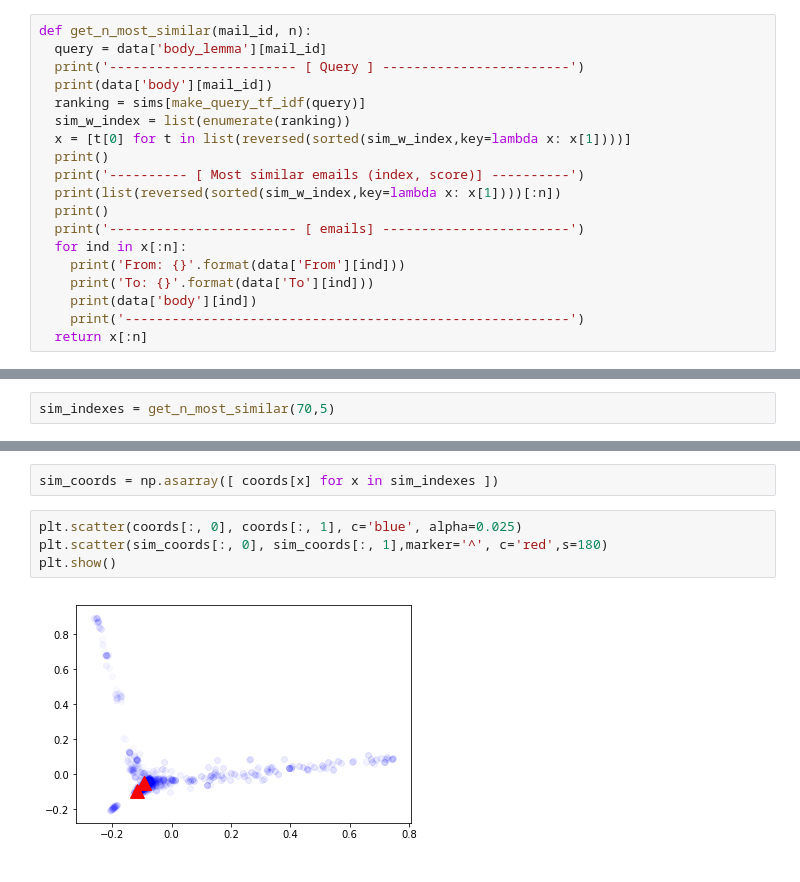
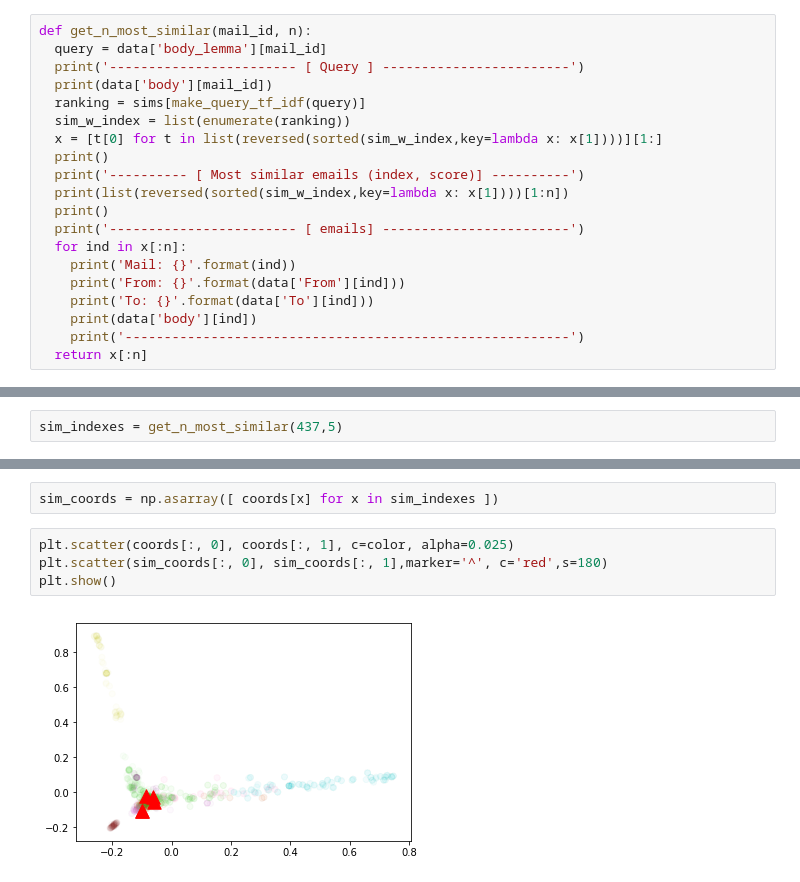
Before and after one commit to keyvhinng/enron-text-mining, a Jupyter notebook: INF656-project-analisis.ipynb, the cells around one changed output, grey strips where cells are left out. Drawn from its saved outputs; the diff is of its cells as text.

```diff
--- a/INF656-project-analisis.ipynb
+++ b/INF656-project-analisis.ipynb
@@ -242,13 +242,14 @@ def get_n_most_similar(mail_id, n):
   print(data['body'][mail_id])
   ranking = sims[make_query_tf_idf(query)]
   sim_w_index = list(enumerate(ranking))
-  x = [t[0] for t in list(reversed(sorted(sim_w_index,key=lambda x: x[1])))]
+  x = [t[0] for t in list(reversed(sorted(sim_w_index,key=lambda x: x[1])))][1:]
   print()
   print('---------- [ Most similar emails (index, score)] ----------')
-  print(list(reversed(sorted(sim_w_index,key=lambda x: x[1])))[:n])
+  print(list(reversed(sorted(sim_w_index,key=lambda x: x[1])))[1:n])
   print()
   print('------------------------ [ emails] ------------------------')
   for ind in x[:n]:
+    print('Mail: {}'.format(ind))
     print('From: {}'.format(data['From'][ind]))
     print('To: {}'.format(data['To'][ind]))
     print(data['body'][ind])
@@ -259,6 +260,6 @@ data['body_lemma'][70]
 # %% [output]
 'office new year begin informal fundies meeting day cover happened market since filed bankruptcy go pipeline flow storage balance weather monthly daily price etc bank showing interest showing bid thou ...
 # %%
-sim_indexes = get_n_most_similar(70,5)
+sim_indexes = get_n_most_similar(437,5)
 # %% [output]
 ------------------------ [ Query ] ------------------------
@@ -283,8 +284,8 @@ Mike
 # %%
 sim_coords = np.asarray([ coords[x] for x in sim_indexes ])
 # %%
-plt.scatter(coords[:, 0], coords[:, 1], c='blue', alpha=0.025)
+plt.scatter(coords[:, 0], coords[:, 1], c=color, alpha=0.025)
 plt.scatter(sim_coords[:, 0], sim_coords[:, 1],marker='^', c='red',s=180)
 plt.show()
 # %% [output]
-[figure, old version]
+[figure, new version]
```
Also changed, not shown: parts of 1 cell of this notebook.
